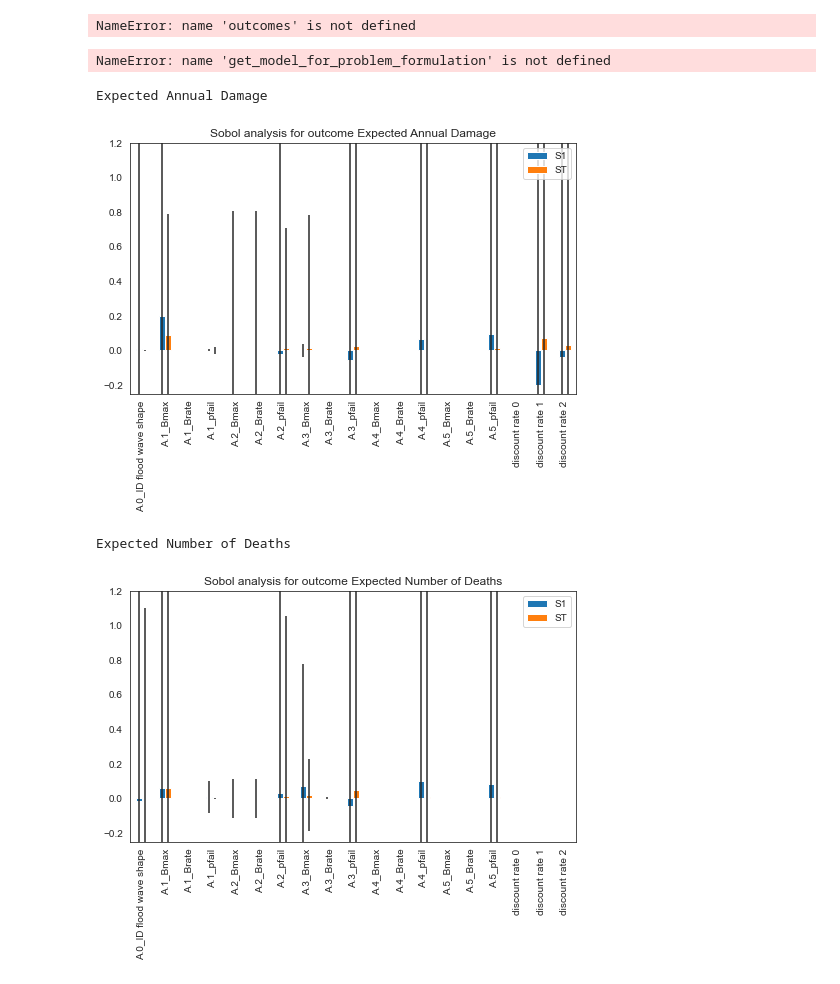
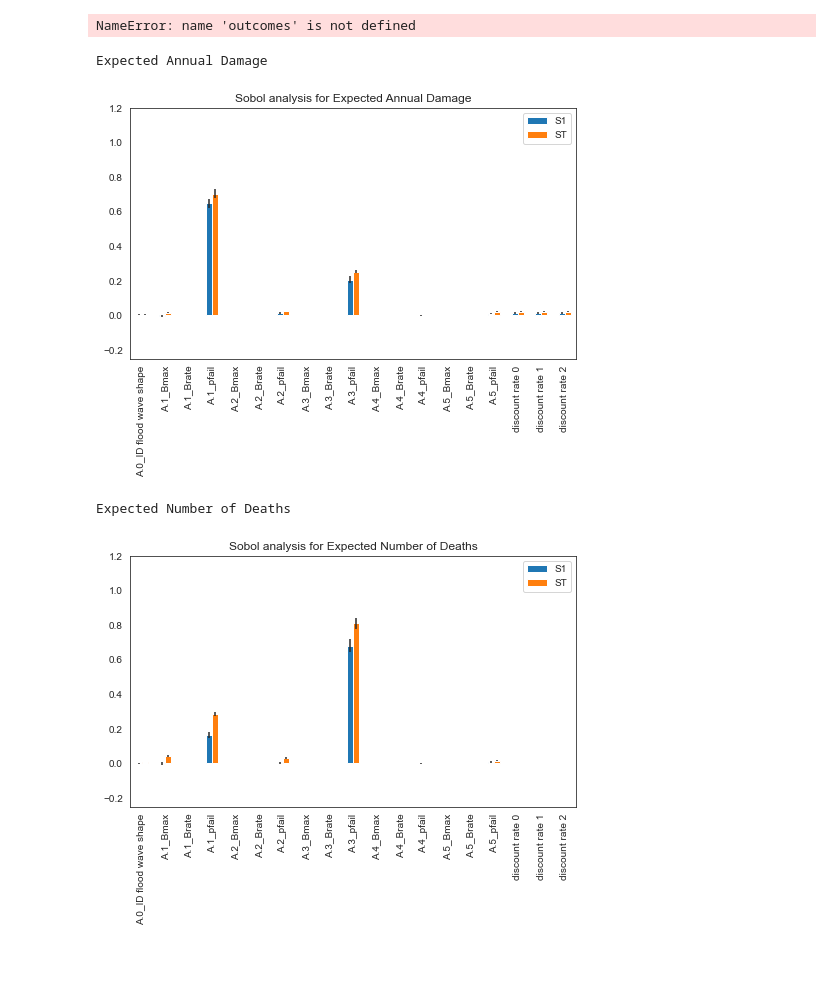
Before and after one commit to hannadenekamp/modelbased, a Jupyter notebook: Sensitivity_analysis.ipynb, the cells around one changed output. Saved outputs shown, nothing was run; the diff lists cells and outputs as text; code cells hidden in the pictures.

Commit message:
sensitivityupdate

```diff
--- a/Sensitivity_analysis.ipynb
+++ b/Sensitivity_analysis.ipynb
@@ -66,11 +66,23 @@ NameError: name 'outcomes' is not defined
 from ema_workbench import Samplers
 
 dike_model, planning_steps = get_model_for_problem_formulation(1)
-
-with MultiprocessingEvaluator(dike_model) as evaluator:
-    %time experiments, outcomes = evaluator.perform_experiments(scenarios=5000, policies=policy0, uncertainty_sampling=Samplers.SOBOL)
-# %% [output]
-NameError: name 'get_model_for_problem_formulation' is not defined
+# %%
+# True, use results in pickle file; False, run MultiprocessingEvaluator
+import pickle
+use_pickle1 = True
+
+if use_pickle1:
+    with open('data/sensitivity_results.pickle', 'rb') as filehandler:
+        results = pickle.load(filehandler)
+
+else:
+    # pass the policies list to EMA workbench experiment runs
+    with MultiprocessingEvaluator(dike_model) as evaluator:
+        results = evaluator.perform_experiments(scenarios=5000, policies=policy0, uncertainty_sampling=Samplers.SOBOL)
+
+    # Save results in Pickle file
+    with open('data/sensitivity_results.pickle', 'wb') as filehandler:
+        pickle.dump(results, filehandler)
 # %%
 from SALib.analyze import sobol
 from ema_workbench.em_framework.salib_samplers import get_SALib_problem
@@ -78,38 +90,40 @@ import seaborn as sns
 import matplotlib.pyplot as plt
 
 #make dictionary of outcomes
+exp, outcomes = results
 sobol_df = pd.DataFrame.from_dict(outcomes)
 #sobol_df.drop('Expected Evacuation Costs', inplace = True, axis =1)
 #sobol_df.drop('RfR Total Costs', inplace = True, axis =1)
 sobol_df.drop('Total Investment Costs', inplace = True, axis =1)
 
 problem = get_SALib_problem(dike_model.uncertainties)
 
 
 for i in sobol_df.columns:
 
     res = sobol_df[i].values
 
     Si = sobol.analyze(problem, res, calc_second_order=True, print_to_console = False)
     print(i)
     scores_filtered = {k: Si[k] for k in ["ST", "ST_conf", "S1", "S1_conf"]}
     Si_df = pd.DataFrame(scores_filtered, index=problem["names"])
 
 
     sns.set_style("white")
     fig, ax = plt.subplots(1)
 
     indices = Si_df[["S1", "ST"]]
     err = Si_df[["S1_conf", "ST_conf"]]
 
     indices.plot.bar(yerr=err.values.T, ax=ax)
     ax.set_ylim(-0.25, 1.2)
     fig.set_size_inches(8, 6)
     fig.subplots_adjust(bottom=0.3)
     plt.title('Sobol analysis for '+str(i))
+    plt.savefig(f'sobolpolicy0_{i}')
     plt.show()
 # %% [output]
 Expected Annual Damage
-[figure, old version]
+[figure, new version]
 Expected Number of Deaths
-[figure, old version]
+[figure, new version]
```
Also changed, not shown: 4 other files.
